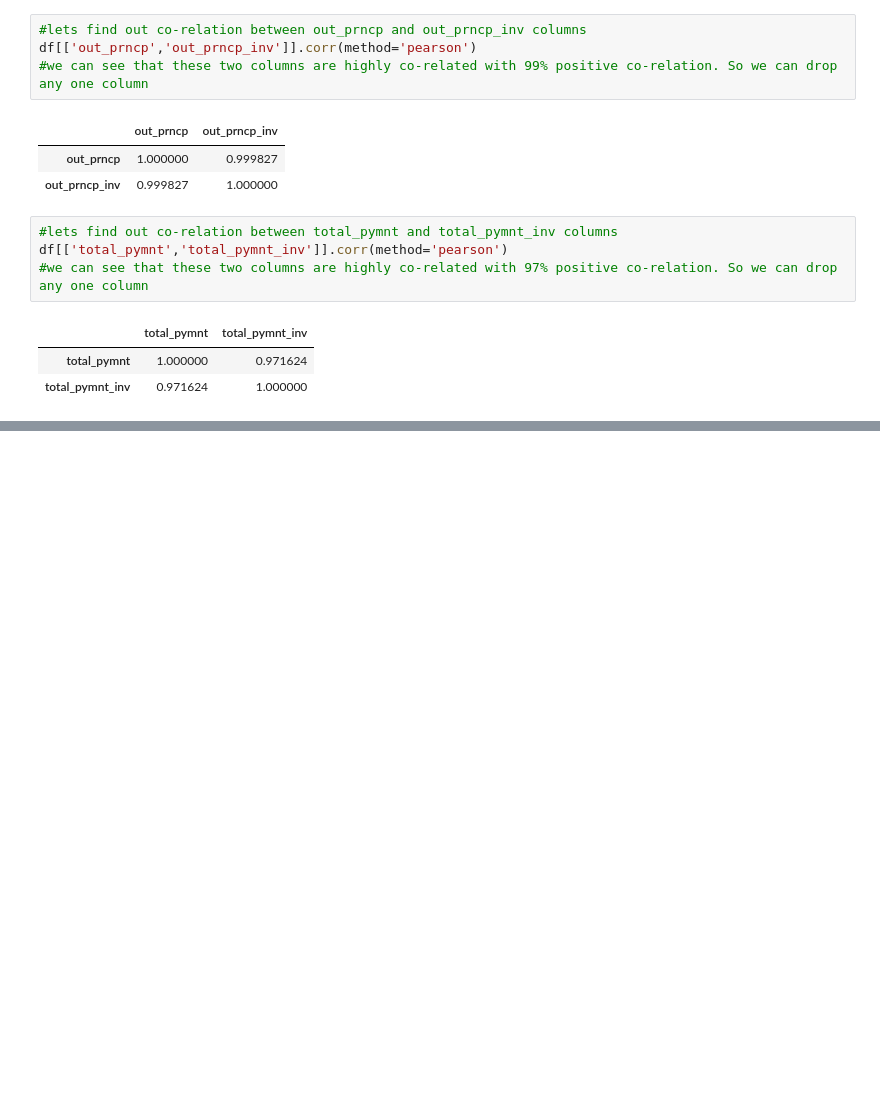
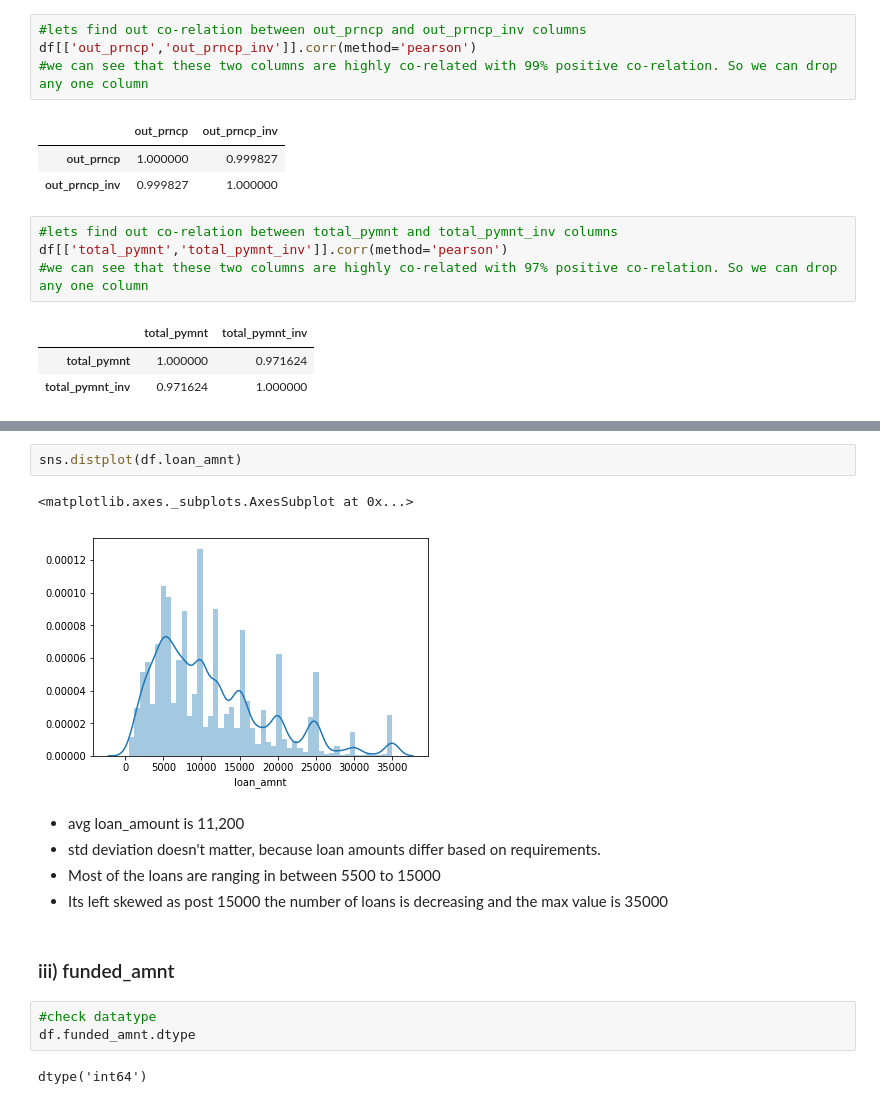
Before and after one commit to sameerg07/LendingClubEDA, a Jupyter notebook: LendingClubEDA.ipynb, the cells around one changed output, grey strips where cells are left out. Saved outputs shown, nothing was run; the diff lists cells and outputs as text; blank space fills up the shorter version.

```diff
--- a/LendingClubEDA.ipynb
+++ b/LendingClubEDA.ipynb
@@ -424,0 +573,17 @@ df[['total_pymnt','total_pymnt_inv']].corr(method='pearson')
+# %%
+sns.distplot(df.loan_amnt)
+# %% [output]
+<matplotlib.axes._subplots.AxesSubplot at 0x...>
+[figure, added]
+# %% [markdown]
+- avg loan_amount is 11,200
+- std deviation doesn't matter, because loan amounts differ based on requirements.
+- Most of the loans are ranging in between 5500 to 15000
+- Its left skewed as post 15000 the number of loans is decreasing and the max value is 35000
+# %% [markdown]
+### iii) funded_amnt
+# %%
+#check datatype
+df.funded_amnt.dtype
+# %% [output]
+dtype('int64')
```
Also changed, not shown: parts of 39 cells of this notebook, 1 other file.
